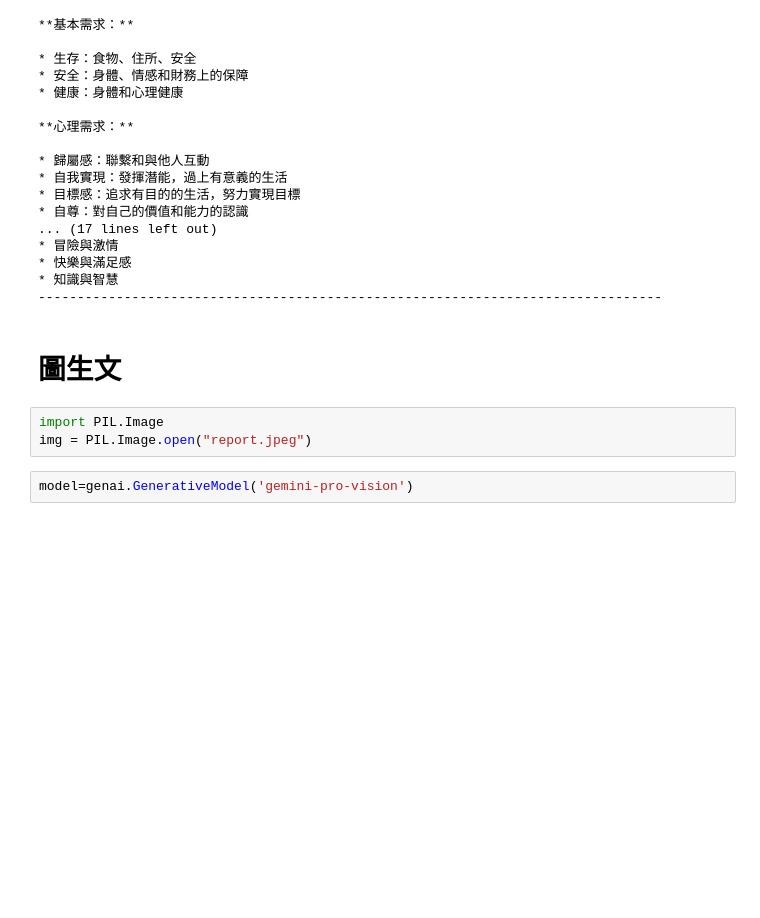
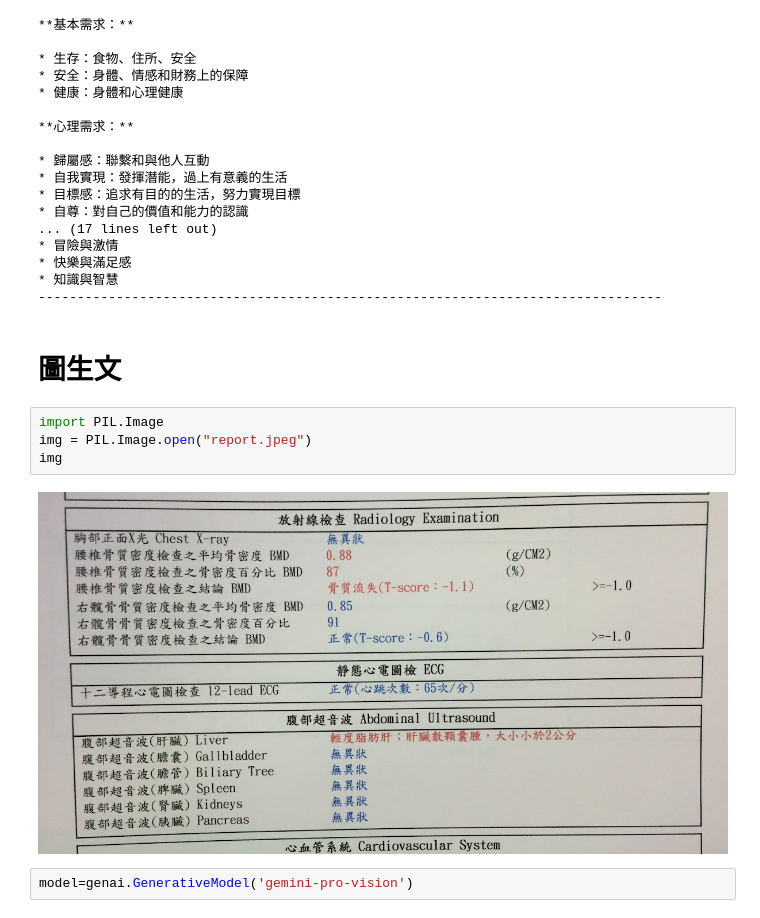
Before and after one commit to cccmmmd/Gemini_simple_test, a Jupyter notebook: Gemini.ipynb, the cells around one changed output. Cells and saved outputs as stored; diff of their text form; blank space fills up the shorter version.

```diff
--- a/Gemini.ipynb
+++ b/Gemini.ipynb
@@ -53,6 +53,9 @@ for chunk in response:
 # %%
 import PIL.Image
 img = PIL.Image.open("report.jpeg")
+img
+# %% [output]
+[figure, added]
 # %%
 model=genai.GenerativeModel('gemini-pro-vision')
 # %%
```
Also changed, not shown: parts of 2 cells of this notebook.
